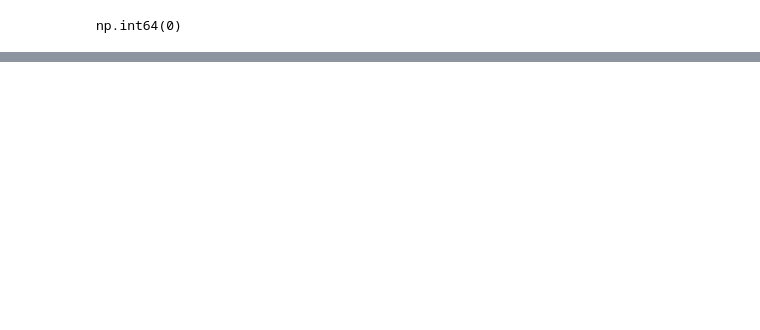
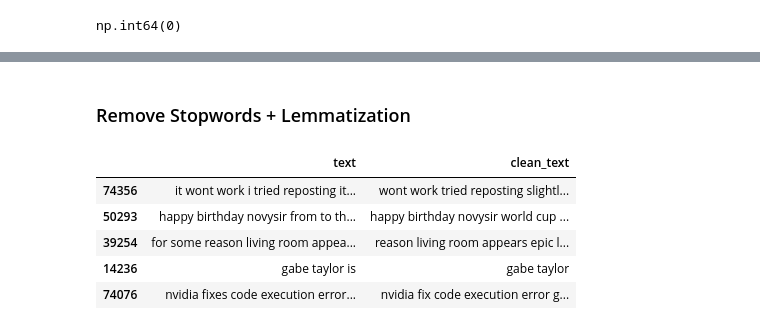
Before and after one commit to RealHaroon/PRODIGY_DS_04, a Jupyter notebook: notebook/Twitter Sentiment Analysis.ipynb, the cells around one changed output, grey strips where cells are left out. Saved outputs shown, nothing was run; the diff lists cells and outputs as text; code cells hidden in the pictures; blank space fills up the shorter version.

```diff
--- a/notebook/Twitter Sentiment Analysis.ipynb
+++ b/notebook/Twitter Sentiment Analysis.ipynb
@@ -143,0 +173,7 @@ Name: text, Length: 67877, dtype: object
+# %%
+df['text'] = df['text'].apply(lambda x: re.sub(r'http\S+|www\S+', '', x))
+df['text'] = df['text'].apply(lambda x: re.sub(r'@\w+', '', x))
+df['text'] = df['text'].apply(lambda x: re.sub(r'#', '', x))
+df['text'] = df['text'].apply(lambda x: re.sub(r'\d+', '', x))
+df['text'] = df['text'].apply(lambda x: re.sub(r'[^\w\s]', '', x))
+df['text'] = df['text'].apply(lambda x: re.sub(r'\s+', ' ', x).strip())
@@ -143,0 +207,26 @@ Name: text, Length: 67877, dtype: object
+# %% [markdown]
+### Remove Stopwords + Lemmatization
+# %%
+stop_words = set(stopwords.words('english'))
+lemmatizer = WordNetLemmatizer()
+
+def clean_and_lemmatize(text):
+    text = str(text)  # ensure string
+    tokens = word_tokenize(text)
+    filtered_tokens = [
+        lemmatizer.lemmatize(word)
+        for word in tokens
+        if word not in stop_words
+    ]
+    return " ".join(filtered_tokens)
+
+df['clean_text'] = df['text'].apply(clean_and_lemmatize)
+# %%
+df[['text', 'clean_text']].sample(5)
+# %% [output]
+|  | text | clean_text |
+| 74356 | it wont work i tried reposting it... | wont work tried reposting slightl... |
+| 50293 | happy birthday novysir from to th... | happy birthday novysir world cup ... |
+| 39254 | for some reason living room appea... | reason living room appears epic l... |
+| 14236 | gabe taylor is | gabe taylor |
+| 74076 | nvidia fixes code execution error... | nvidia fix code execution error g... |
```
Also changed, not shown: parts of 25 cells of this notebook, 1 other file.
